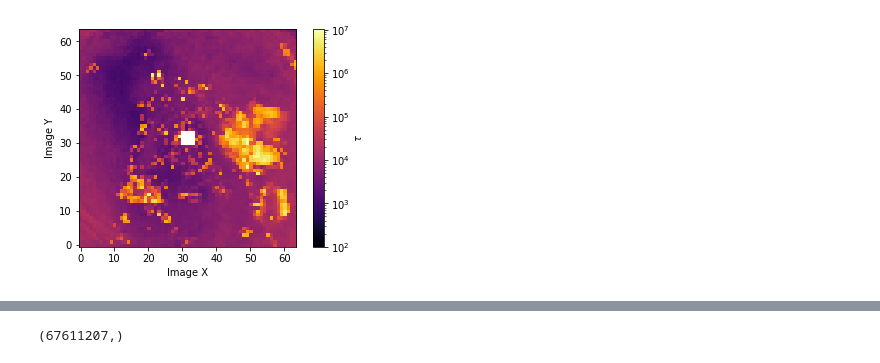
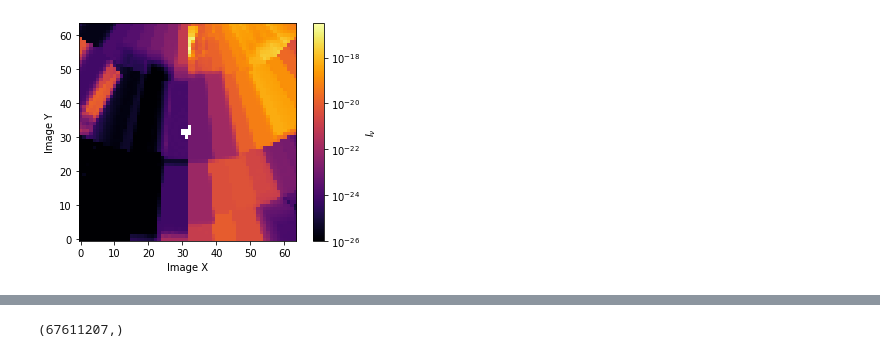
Before and after one commit to thomas-03/blacklight, a Jupyter notebook: scripts/opacityFileDebug.ipynb, the cells around one changed output, grey strips where cells are left out. Drawn from its saved outputs; the diff is of its cells as text; code cells hidden in the pictures.

```diff
--- a/scripts/opacityFileDebug.ipynb
+++ b/scripts/opacityFileDebug.ipynb
@@ -30,5 +30,5 @@ T0=v0**2*mu*mp #temperature unit
 rho0=2*G*Mbh/c**2
 e= 4.80320425e-10
 # %%
-opacTable = np.load('../output/r1200_pinhole_tde1335_inc15_opacitytable_test.npz')
+opacTable = np.load('../output/r1200_pinhole_tde1335_inc15_opacitytable.npz')
 noTable = np.load('../output/r1200_pinhole_tde1335_inc15.npz')
@@ -35,10 +137,9 @@ noTable = np.load('../output/r1200_pinhole_tde1335_inc15.npz')
 # %%
-frequencies = np.array(opacTable['frequency'][9])
-plt.imshow(opacTable['tau'][9],cmap='inferno',origin='lower',norm=colors.LogNorm(vmin=1e2))
-plt.colorbar(label="$\\tau$")
+frequencies = np.array(opacTable['frequency'][11])
+plt.imshow(opacTable['I_nu'][11],cmap='inferno',origin='lower',norm=colors.LogNorm(vmin=1e-26))
+plt.colorbar(label="$I_\\nu$")
 plt.xlabel('Image X')
 plt.ylabel('Image Y')
-plt.savefig('../plots/tde_tau_opacityTable.png', bbox_inches='tight', dpi=300)
 plt.show()
 # %% [output]
-[figure, old version]
+[figure, new version]
```
Also changed, not shown: parts of 52 cells of this notebook, 11 other files.
